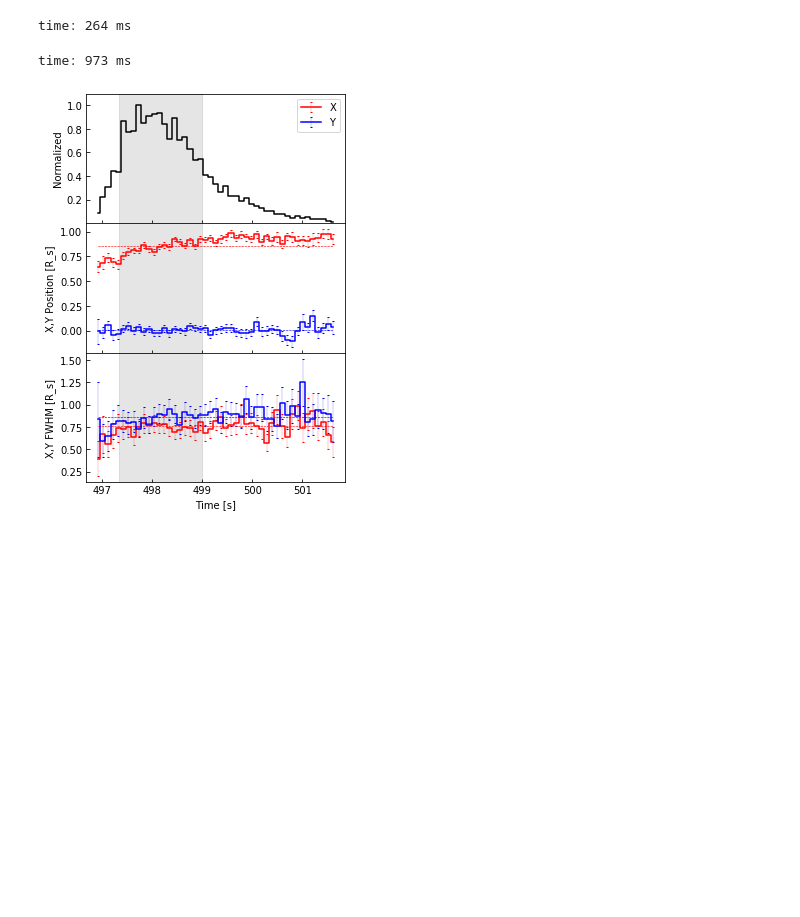
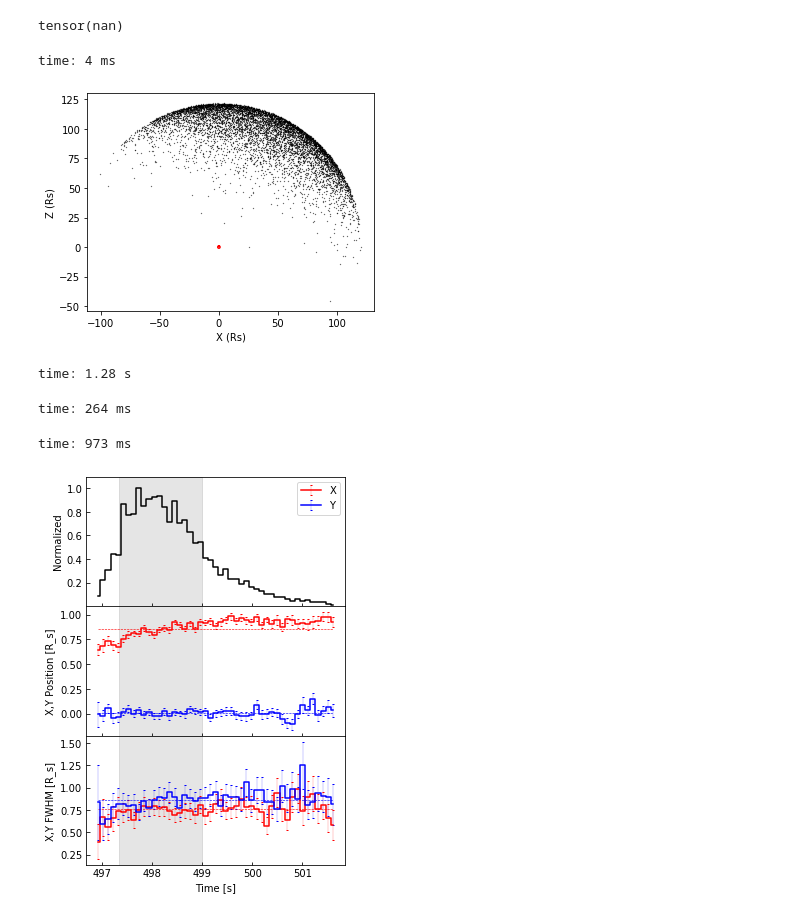
Before and after one commit to peijin94/SunRay, a Jupyter notebook: ray_scat_test.ipynb, the cells around one changed output. Saved outputs shown, nothing was run; the diff lists cells and outputs as text; code cells hidden in the pictures; blank space fills up the shorter version.

```diff
--- a/ray_scat_test.ipynb
+++ b/ray_scat_test.ipynb
@@ -26,3 +24,8 @@ collectPoints
+# %%
+torch.mean(rr_cur)
+# %% [output]
+tensor(nan)
+time: 4 ms
 # %%
 torch.sort(tau)[0][0]
 # %%
@@ -31,14 +34,17 @@ nu_s0.cpu()
 (3*4.605/nu_e0.cpu() + 30*c_r)*nu_s0.cpu()
 # %%
 # plot the position in process
-idx = 199
+idx = -1
 
 plt.plot(r_vec_collect_local[idx,0,:],r_vec_collect_local[idx,2,:],'k.',markersize=0.5)
 plt.plot(np.sin(np.linspace(0,np.pi*2,300)),
         np.cos(np.linspace(0,np.pi*2,300)),'r')
 plt.xlabel('X (Rs)')
 plt.ylabel('Z (Rs)')
 plt.gca().set_aspect('equal')
+# %% [output]
+[figure, added]
+time: 1.28 s
 # %%
 # plot ray
 
```
Also changed, not shown: parts of 3 cells of this notebook, 5 other files.
